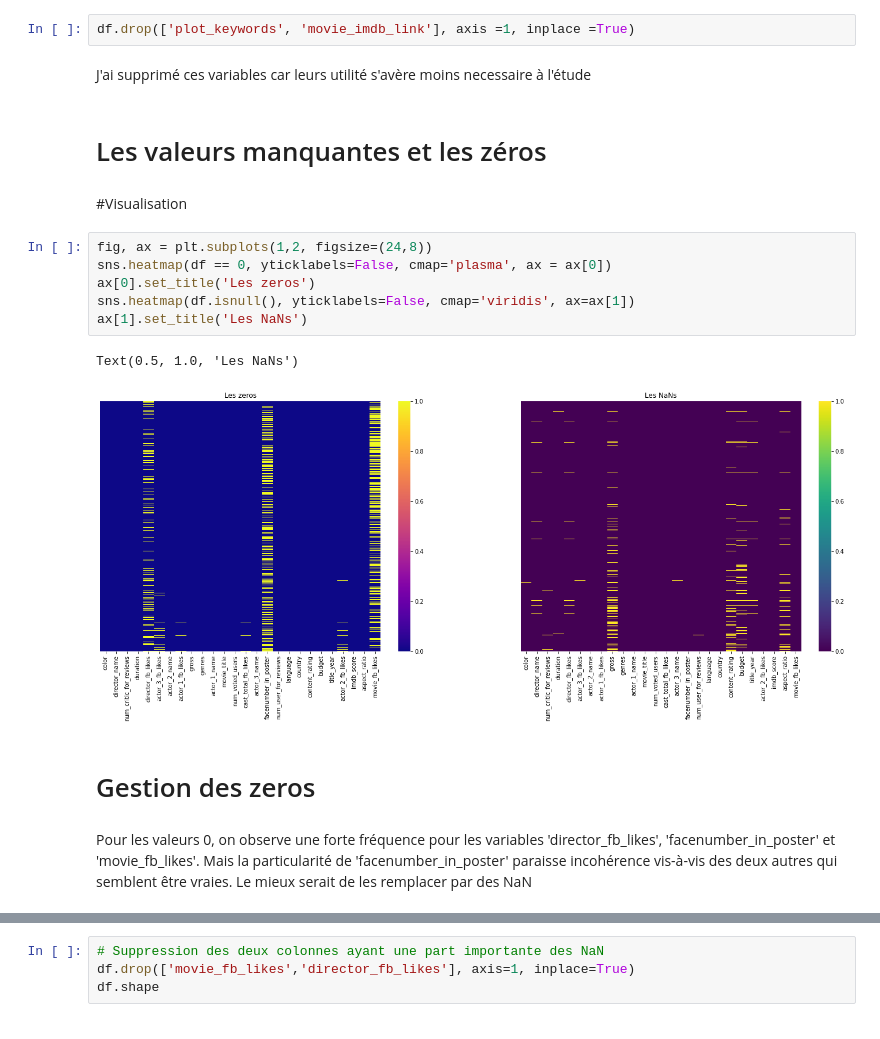
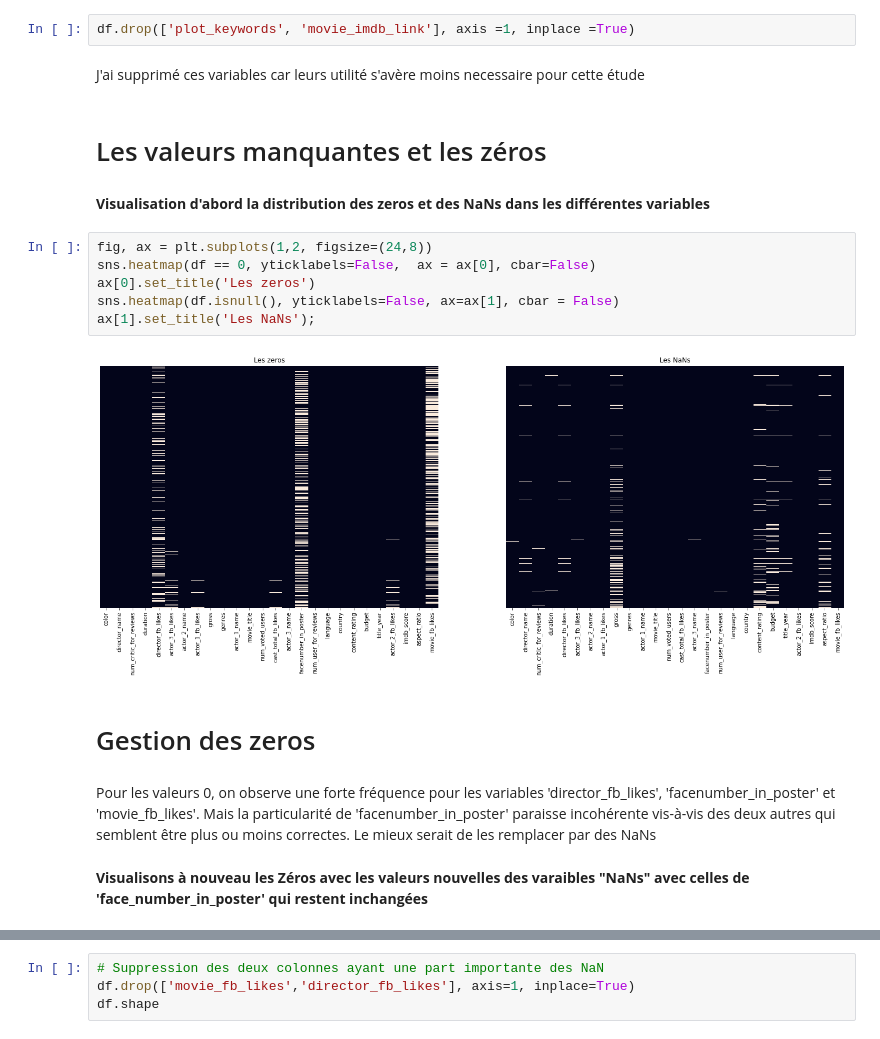
Before and after one commit to adjanorpro18/IA-Modelisation, a Jupyter notebook: Projets/Projet P4 - Révisions ML du preprocessing au template/Projet P4 - revisions ML.ipynb, the cells around one changed output, grey strips where cells are left out. Cells and saved outputs as stored; diff of their text form.

```diff
--- a/Projets/Projet P4 - Révisions ML du preprocessing au template/Projet P4 - revisions ML.ipynb
+++ b/Projets/Projet P4 - Révisions ML du preprocessing au template/Projet P4 - revisions ML.ipynb
@@ -141,21 +141,22 @@ Index(['color', 'director_name', 'num_critic_for_reviews', 'duration',
 # %%
 df.drop(['plot_keywords', 'movie_imdb_link'], axis =1, inplace =True)
 # %% [markdown]
-J'ai supprimé ces variables car leurs utilité s'avère moins necessaire à l'étude
+J'ai supprimé ces variables car leurs utilité s'avère moins necessaire pour cette étude
 # %% [markdown]
 # Les valeurs manquantes et les zéros
-# %% [markdown]
-#Visualisation
+# %% [markdown]
+**Visualisation d'abord la distribution des zeros et des NaNs dans les différentes variables**
 # %%
 fig, ax = plt.subplots(1,2, figsize=(24,8))
-sns.heatmap(df == 0, yticklabels=False, cmap='plasma', ax = ax[0])
+sns.heatmap(df == 0, yticklabels=False,  ax = ax[0], cbar=False)
 ax[0].set_title('Les zeros')
-sns.heatmap(df.isnull(), yticklabels=False, cmap='viridis', ax=ax[1])
-ax[1].set_title('Les NaNs')
+sns.heatmap(df.isnull(), yticklabels=False, ax=ax[1], cbar = False)
+ax[1].set_title('Les NaNs');
 # %% [output]
-Text(0.5, 1.0, 'Les NaNs')
-[figure, old version]
+[figure, new version]
 # %% [markdown]
 # Gestion des zeros
 # %% [markdown]
-Pour les valeurs 0, on observe une forte fréquence pour les variables 'director_fb_likes', 'facenumber_in_poster' et 'movie_fb_likes'. Mais la particularité de 'facenumber_in_poster' paraisse incohérence vis-à-vis des deux autres qui semblent être vraies. Le mieux serait de les remplacer par des NaN
+Pour les valeurs 0, on observe une forte fréquence pour les variables 'director_fb_likes', 'facenumber_in_poster' et 'movie_fb_likes'. Mais la particularité de 'facenumber_in_poster' paraisse incohérente vis-à-vis des deux autres qui semblent être plus ou moins correctes. Le mieux serait de les remplacer par des NaNs
+# %% [markdown]
+**Visualisons à nouveau les Zéros avec les valeurs nouvelles des varaibles "NaNs" avec celles de 'face_number_in_poster' qui restent inchangées**
```
Also changed, not shown: parts of 114 cells of this notebook, 3 other files.
